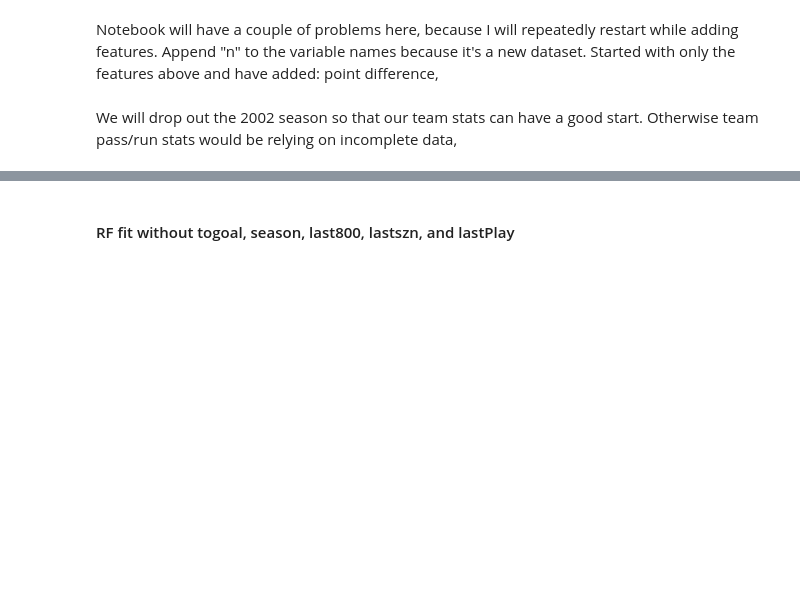
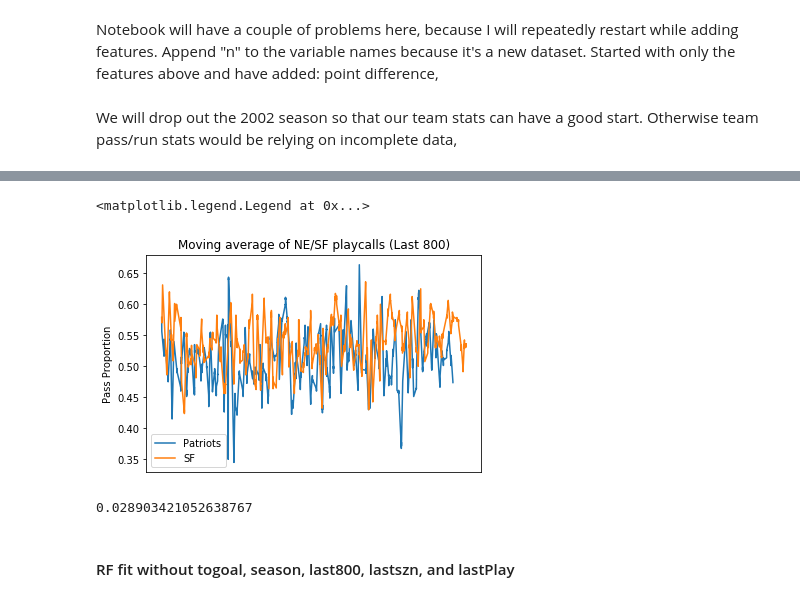
Before and after one commit to tynanseltzer/AM216, a Jupyter notebook: playPred/Play Prediction.ipynb, the cells around one changed output, grey strips where cells are left out. Cells and saved outputs as stored; diff of their text form; code cells hidden in the pictures; blank space fills up the shorter version.

```diff
--- a/playPred/Play Prediction.ipynb
+++ b/playPred/Play Prediction.ipynb
@@ -204,6 +243,29 @@ ndf_ftrs.head(10)
 | 33037 | 0.58375 | 1 | True | 0.52750 | 1 | 0.036657 | NYJ | 0 | 0 | 1 | 2003 | ... |
 | 33038 | 0.58375 | 2 | True | 0.52750 | 1 | 0.036657 | NYJ | 0 | 0 | 1 | 2003 | ... |
 | 33039 | 0.58500 | 4 | True | 0.52750 | 1 | 0.036657 | NYJ | 0 | 0 | 1 | 2003 | ... |
+# %%
+movingAverageOff = ndf_ftrs[ndf_ftrs['opponent']=='NE']
+movingAverageOff = movingAverageOff['last800']
+movingAverageOff2 = ndf_ftrs[ndf_ftrs['opponent']=='SF']
+movingAverageOff2 = movingAverageOff2['last800']
+plt.tick_params(
+    axis='x',          # changes apply to the x-axis
+    which='both',      # both major and minor ticks are affected
+    bottom='off',      # ticks along the bottom edge are off
+    top='off',         # ticks along the top edge are off
+    labelbottom='off') # labels along the bottom edge are off
+plt.title('Moving average of NE/SF playcalls (Last 800)')
+plt.ylabel('Pass Proportion')
+plt.plot(movingAverageOff[0:9500],label='Patriots')
+plt.plot(movingAverageOff2[0:9500],label='SF')
+plt.gca().legend()
+# %% [output]
+<matplotlib.legend.Legend at 0x...>
+[figure, added]
+# %%
+np.mean(movingAverageOff2[0:9500])-np.mean(movingAverageOff[0:9500])
+# %% [output]
+0.028903421052638767
 # %%
 nX = ndf_ftrs.drop(['opponent', 'team','togoal','season','last800','lastszn','lastPlay','over7','def800'], axis = 1)
 # %% [markdown]
```
Also changed, not shown: parts of 28 cells of this notebook, 20 other files.
